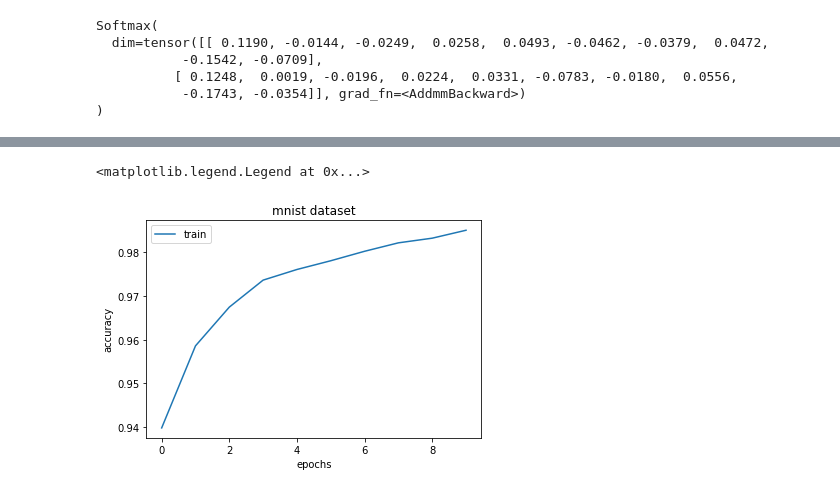
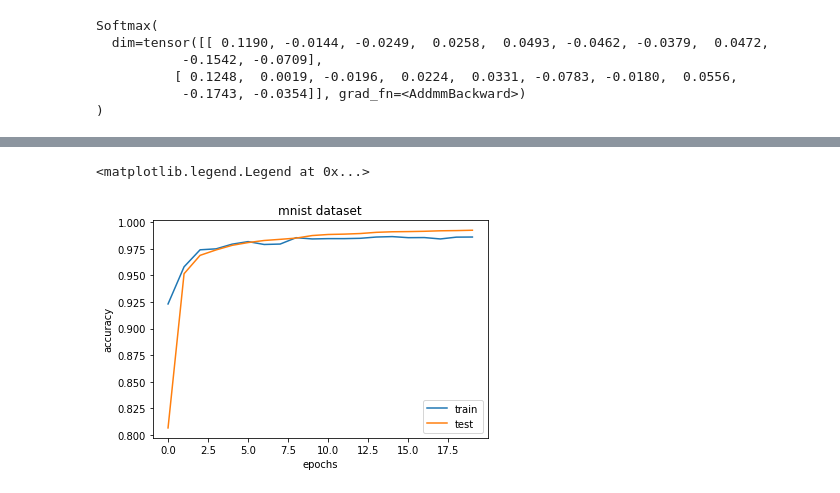
Before and after one commit to Beh-noush/General-Python, a Jupyter notebook: FCNN.ipynb, the cells around one changed output, grey strips where cells are left out. Cells and saved outputs as stored; diff of their text form; code cells hidden in the pictures.

```diff
--- a/FCNN.ipynb
+++ b/FCNN.ipynb
@@ -340,3 +335,0 @@ AttributeError: ignored
-# %%
-for data in iter(d):
-  print(data)
@@ -383,2 +342,4 @@ len(mnist_train)
+# %%
+mnist_test = datasets.MNIST(root = 'MNIST/processed/test.pt' , download= True, train =False, transform= transformtotensor)
 # %%
 mnist_loaded = torch.utils.data.DataLoader(mnist_train, batch_size = 100, shuffle = True)
@@ -392 +346,3 @@ for i in mnist_loaded:
+# %%
+mnist_test_loaded = torch.utils.data.DataLoader(mnist_test, batch_size = 10000, shuffle = False)
 # %%
@@ -402,15 +354,15 @@ tensor([7, 6, 2, 6, 4, 7, 0, 0, 9, 4, 4, 8, 0, 8, 9, 2, 6, 5, 3, 9, 7, 8, 2, 8,
 #Now, we train and test the model.
 batch_size = 100
 num_batches = len(mnist_loaded)
-epochs = range(10)
+epochs = range(20)
 learning_rate = 1e-3
 loss = nn.CrossEntropyLoss()
 optimizer = torch.optim.Adam(my_cnn.parameters(), lr = learning_rate)
 #iris_test = iris_test.float()
 train_acc_list = []
 train_loss_list = []
-#test_acc_list = []
-#test_loss_list = []
+test_acc_list = []
+test_loss_list = []
 
 for e in epochs:
   accuracy = 0
@@ -432,9 +384,15 @@ for e in epochs:
   train_acc_list.append(accuracy/num_batches)
   train_loss_list.append(mnist_loss)
 
-  # test_output = my_net.forward(iris_test)
-  # test_preds = torch.argmax(test_output, axis = 1)
-  # iris_test_loss = loss(test_output, iris_test_labels)
-  # test_acc = (test_preds == iris_test_labels).float().mean()
-  # test_acc_list.append(test_acc)
-  # test_loss_list.append(iris_test_loss)
+  accuracy_test = 0
+  my_test_loss = 0
+  mnist_test, mnist_label_test = list(mnist_test_loaded)[0]
+
+  #mnist_train_labels_batch = label
+  output_test = my_cnn.forward(mnist_test).float()
+  predictions_test = torch.argmax(output_test, axis = 1)
+  mnist_test_loss = loss(output_test, mnist_label_test)
+  accuracy_test += (predictions_test == mnist_label_test).float().mean()
+  my_test_loss += mnist_test_loss
+  test_acc_list.append(accuracy_test)
+  test_loss_list.append(mnist_test_loss)
@@ -441,10 +411,12 @@ for e in epochs:
 # %%
-plt.plot(epochs, train_acc_list, label = 'train')
+import matplotlib.pyplot as plt
+plt.plot(epochs, test_acc_list, label = 'train')
+plt.plot(epochs, train_acc_list, label = 'test')
 plt.xlabel('epochs')
 plt.ylabel('accuracy')
 plt.title('mnist dataset')
 
 plt.legend()
 # %% [output]
 <matplotlib.legend.Legend at 0x...>
-[figure, old version]
+[figure, new version]
```
Also changed, not shown: parts of 13 cells of this notebook.
